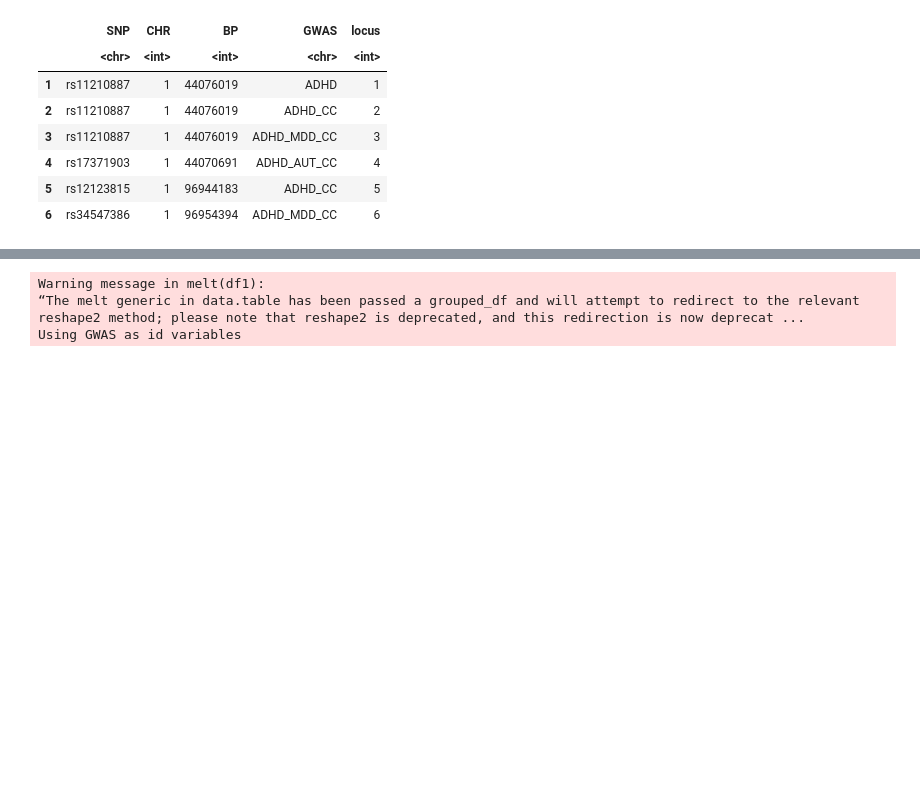
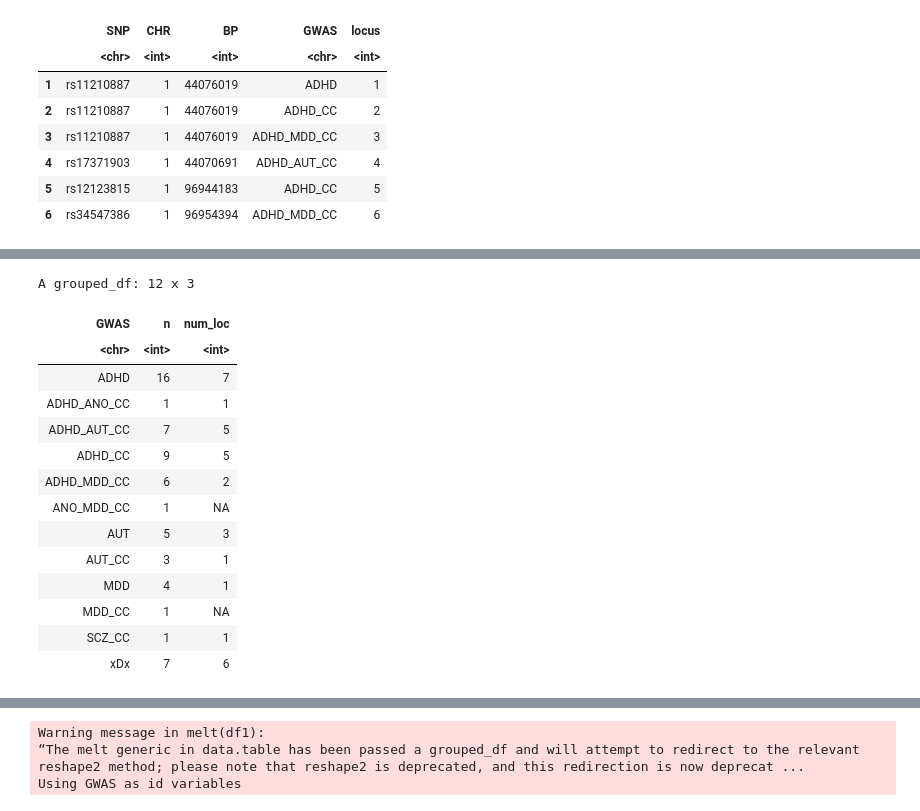
Before and after one commit to gandallab/ipsych_xGWAS_fetal_coloc, a Jupyter notebook: analysis.ipynb, the cells around one changed output, grey strips where cells are left out. Saved outputs shown, nothing was run; the diff lists cells and outputs as text; code cells hidden in the pictures; blank space fills up the shorter version.

```diff
--- a/analysis.ipynb
+++ b/analysis.ipynb
@@ -120,7 +159,19 @@ df1 <- all_loc %>% group_by(GWAS) %>% count()
 # %%
-df1$coloc <- 0
-df1[df1$GWAS == 'ADHD','coloc'] <- 4
-df1[df1$GWAS == 'ADHD_AUT_CC','coloc'] <- 3
-df1[df1$GWAS == 'ADHD_CC','coloc'] <- 3
-df1[df1$GWAS == 'AUT','coloc'] <- 2
-df1[df1$GWAS == 'xDx','coloc'] <- 2
+df1 <- df1 %>% left_join(test, by = c("GWAS" = "gwas"))
+df1
+# %% [output]
+A grouped_df: 12 x 3
+| GWAS | n | num_loc |
+| <chr> | <int> | <int> |
+| ADHD | 16 | 7 |
+| ADHD_ANO_CC | 1 | 1 |
+| ADHD_AUT_CC | 7 | 5 |
+| ADHD_CC | 9 | 5 |
+| ADHD_MDD_CC | 6 | 2 |
+| ANO_MDD_CC | 1 | NA |
+| AUT | 5 | 3 |
+| AUT_CC | 3 | 1 |
+| MDD | 4 | 1 |
+| MDD_CC | 1 | NA |
+| SCZ_CC | 1 | 1 |
+| xDx | 7 | 6 |
```
Also changed, not shown: parts of 25 cells of this notebook, 26 other files.
